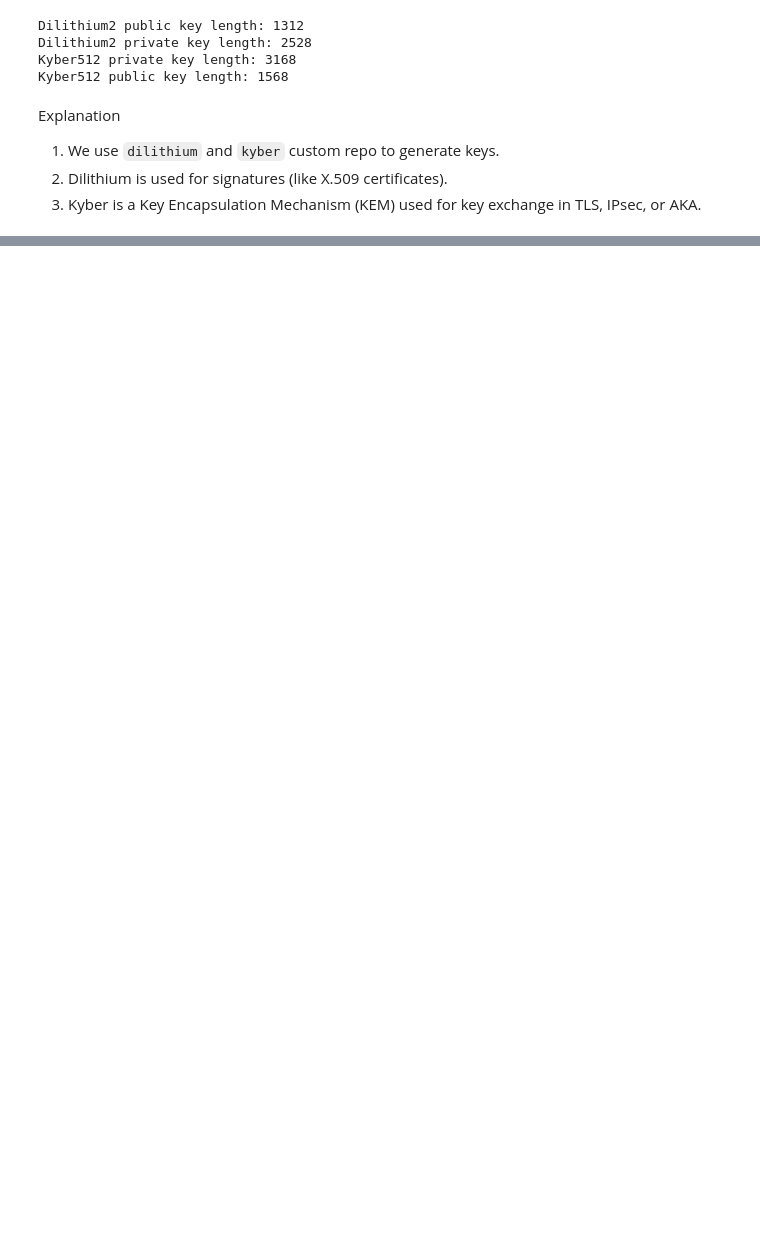
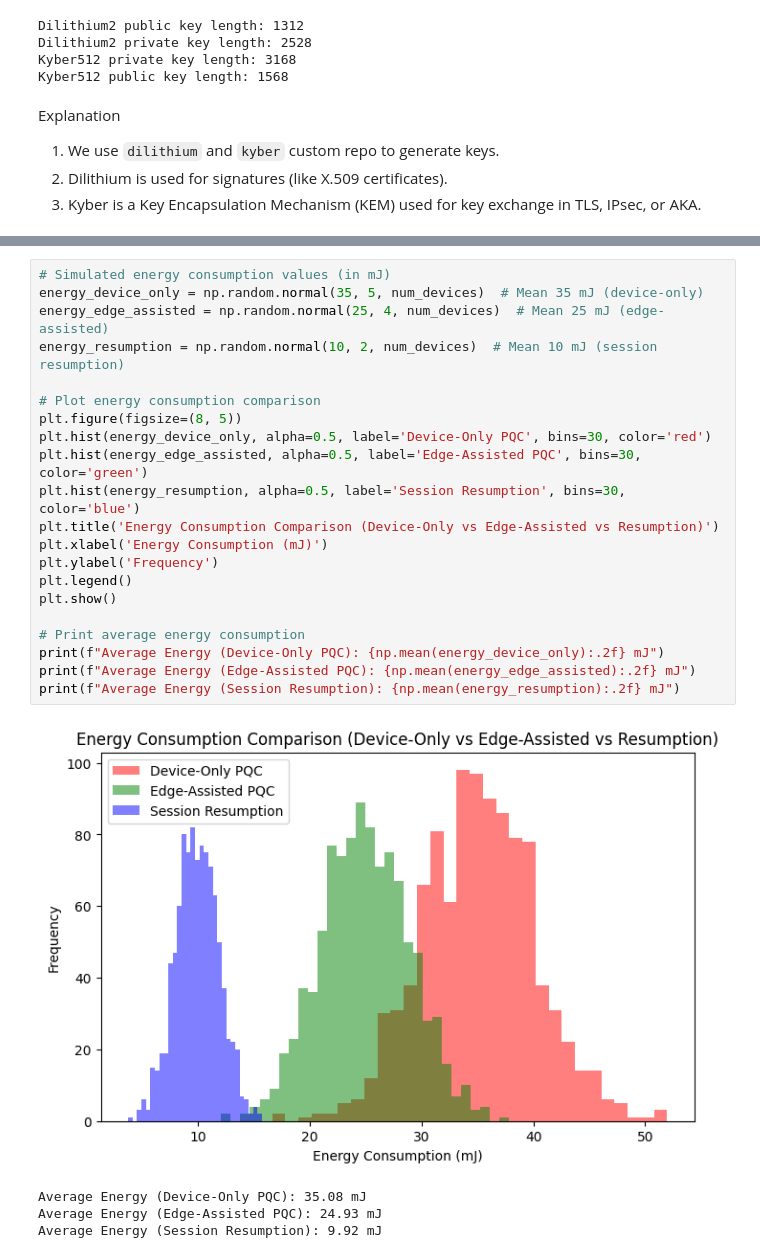
Before and after one commit to mkashani-phd/futureg-quantum-ca, a Jupyter notebook: main.ipynb, the cells around one changed output, grey strips where cells are left out. Cells and saved outputs as stored; diff of their text form; blank space fills up the shorter version.

```diff
--- a/main.ipynb
+++ b/main.ipynb
@@ -226,0 +501,26 @@ NameError: name 'Root' is not defined
+# %%
+# Simulated energy consumption values (in mJ)
+energy_device_only = np.random.normal(35, 5, num_devices)  # Mean 35 mJ (device-only)
+energy_edge_assisted = np.random.normal(25, 4, num_devices)  # Mean 25 mJ (edge-assisted)
+energy_resumption = np.random.normal(10, 2, num_devices)  # Mean 10 mJ (session resumption)
+
+# Plot energy consumption comparison
+plt.figure(figsize=(8, 5))
+plt.hist(energy_device_only, alpha=0.5, label='Device-Only PQC', bins=30, color='red')
+plt.hist(energy_edge_assisted, alpha=0.5, label='Edge-Assisted PQC', bins=30, color='green')
+plt.hist(energy_resumption, alpha=0.5, label='Session Resumption', bins=30, color='blue')
+plt.title('Energy Consumption Comparison (Device-Only vs Edge-Assisted vs Resumption)')
+plt.xlabel('Energy Consumption (mJ)')
+plt.ylabel('Frequency')
+plt.legend()
+plt.show()
+
+# Print average energy consumption
+print(f"Average Energy (Device-Only PQC): {np.mean(energy_device_only):.2f} mJ")
+print(f"Average Energy (Edge-Assisted PQC): {np.mean(energy_edge_assisted):.2f} mJ")
+print(f"Average Energy (Session Resumption): {np.mean(energy_resumption):.2f} mJ")
+# %% [output]
+[figure, added]
+Average Energy (Device-Only PQC): 35.08 mJ
+Average Energy (Edge-Assisted PQC): 24.93 mJ
+Average Energy (Session Resumption): 9.92 mJ
```
Also changed, not shown: parts of 56 cells of this notebook, 1 other file.
